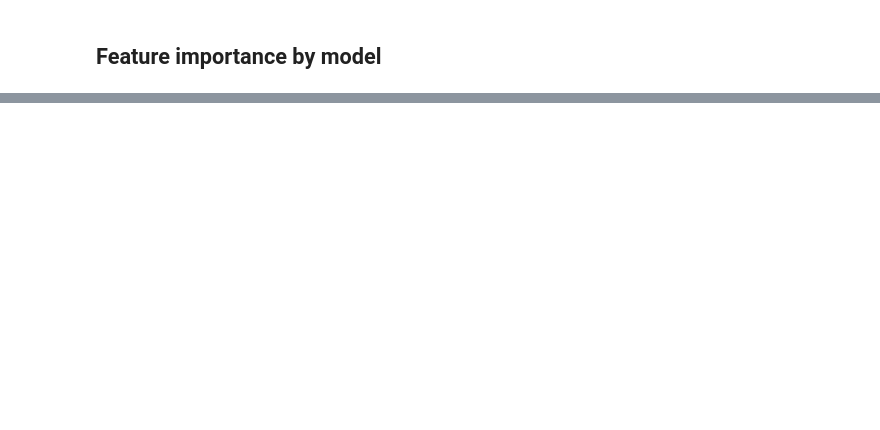
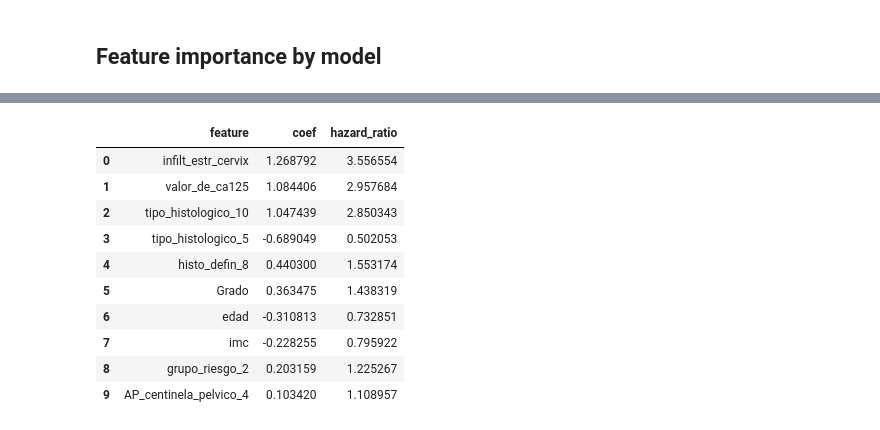
Before and after one commit to juanravm/CARE, a Jupyter notebook: att_explor.ipynb, the cells around one changed output, grey strips where cells are left out. Drawn from its saved outputs; the diff is of its cells as text; code cells hidden in the pictures; blank space fills up the shorter version.

```diff
--- a/att_explor.ipynb
+++ b/att_explor.ipynb
@@ -157,0 +266,47 @@ KeyError: 'importance_mean'
+# %%
+f ="/home/juanrafaelvalera@vhio.org/ondemand/CARE/artifacts/models/risk_coxph.pkl"
+
+with open(f, "rb") as a:
+
+    object_file = pk.load(a)
+
+pipe = object_file.best_estimator_ if hasattr(object_file, "best_estimator_") else object_file
+cox = pipe.named_steps["model"]
+# %%
+import numpy as np
+import pandas as pd
+
+cox = pipe.named_steps["model"]  # CoxPHSurvivalAnalysis
+
+# If your selector stores selected indices (as in your other models)
+selected_cols = list(X_train.columns[pipe.named_steps["selector"].selected_features_])
+
+coefs = cox.coef_
+
+if len(selected_cols) != len(coefs):
+    raise ValueError(f"selected_cols={len(selected_cols)} but coefs={len(coefs)}; "
+                     "you likely have another step that changes feature count (e.g. one-hot encoding).")
+
+coef_table = (pd.DataFrame({
+    "feature": selected_cols,
+    "coef": coefs,
+    "hazard_ratio": np.exp(coefs),
+    "abs_coef": np.abs(coefs),
+})
+.sort_values("abs_coef", ascending=False)
+.drop(columns="abs_coef")
+.reset_index(drop=True))
+
+coef_table.head(10)
+# %% [output]
+|  | feature | coef | hazard_ratio |
+| 0 | infilt_estr_cervix | 1.268792 | 3.556554 |
+| 1 | valor_de_ca125 | 1.084406 | 2.957684 |
+| 2 | tipo_histologico_10 | 1.047439 | 2.850343 |
+| 3 | tipo_histologico_5 | -0.689049 | 0.502053 |
+| 4 | histo_defin_8 | 0.440300 | 1.553174 |
+| 5 | Grado | 0.363475 | 1.438319 |
+| 6 | edad | -0.310813 | 0.732851 |
+| 7 | imc | -0.228255 | 0.795922 |
+| 8 | grupo_riesgo_2 | 0.203159 | 1.225267 |
+| 9 | AP_centinela_pelvico_4 | 0.103420 | 1.108957 |
```
Also changed, not shown: parts of 9 cells of this notebook, 20 other files.
